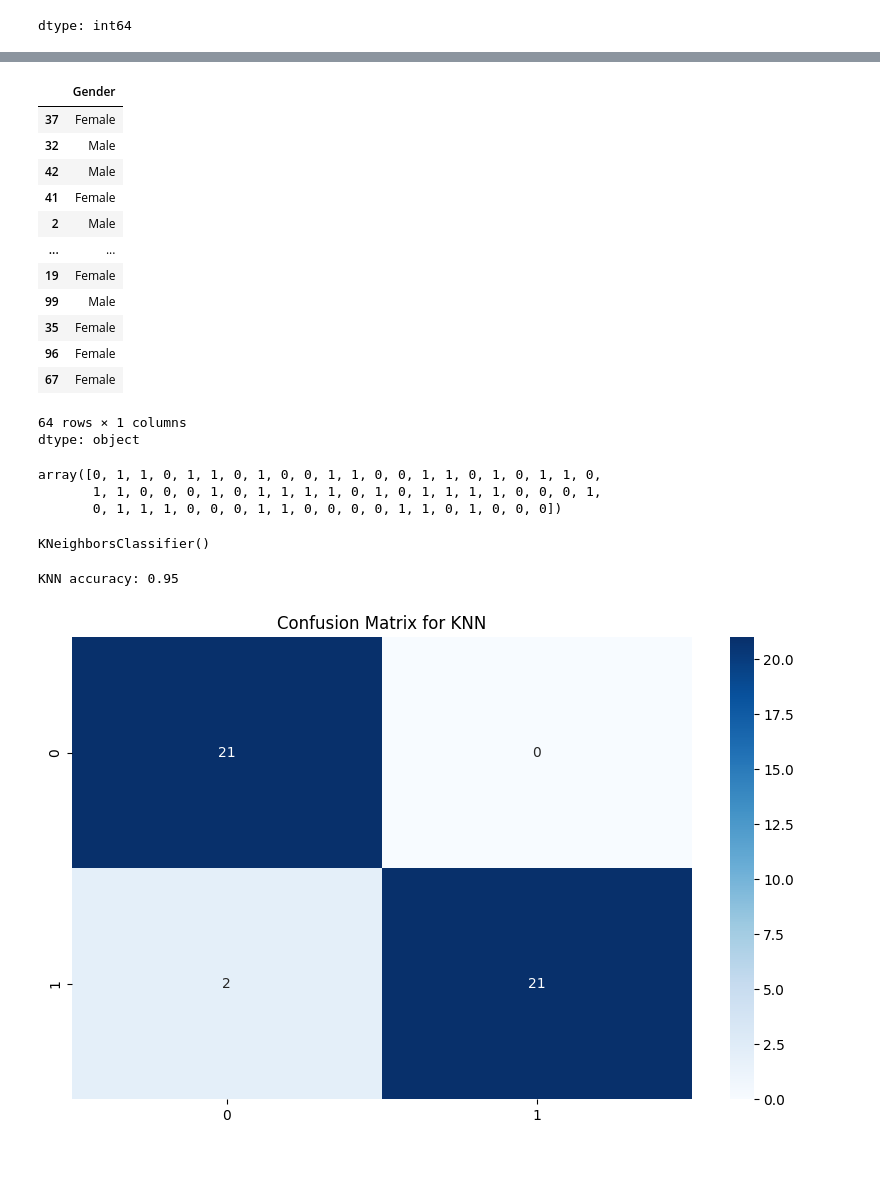
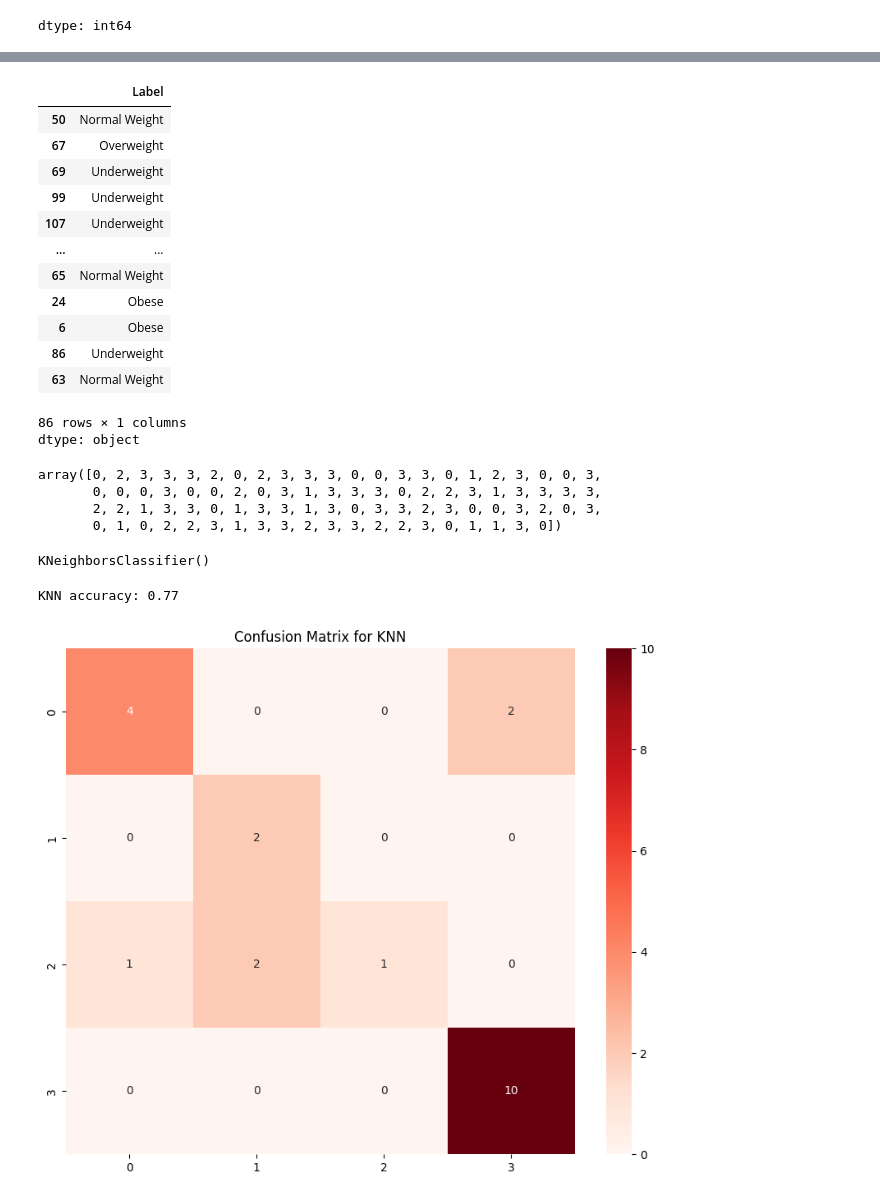
Before and after one commit to ahmadrifaa/UAS-AI, a Jupyter notebook: Klasifikasi_Obesitas.ipynb, the cells around one changed output, grey strips where cells are left out. Drawn from its saved outputs; the diff is of its cells as text; code cells hidden in the pictures; blank space fills up the shorter version.

```diff
--- a/Klasifikasi_Obesitas.ipynb
+++ b/Klasifikasi_Obesitas.ipynb
@@ -10,7 +10,7 @@ import pandas as pd
 import matplotlib.pyplot as plt
 import seaborn as sns
 # %%
-fdata="https://raw.githubusercontent.com/ahmadrifaa/UAS/refs/heads/main/dataset/obesity_classification.csv"
+fdata="https://raw.githubusercontent.com/ahmadrifaa/UAS-AI/refs/heads/main/dataset/obesity_classification.csv"
 
 df = pd.read_csv(fdata)
 df.head()
@@ -46,10 +46,10 @@ df.isnull().sum()
 dtype: int64
 # %%
 from sklearn.model_selection import train_test_split
-y=df.Gender
-X=df.drop("Gender", axis=1)
+y=df.Label
+X=df.drop("Label", axis=1)
 # %%
-x_train,x_test,y_train,y_test=train_test_split(X,y,test_size=0.4, shuffle=True, stratify=y,random_state=12)
+x_train,x_test,y_train,y_test=train_test_split(X,y,test_size=0.2, shuffle=True, stratify=y,random_state=12)
 print(f"Jumlah data train : {len(x_train)}")
 print(f"Jumlah data test : {len(x_test)}")
 # %% [output]
@@ -106,26 +106,27 @@ array([[-0.58284225,  0.84463295, -1.55767339,  1.1422475 ,  1.04632789,
 # %%
 y_train
 # %% [output]
-|  | Gender |
-| 37 | Female |
-| 32 | Male |
-| 42 | Male |
-| 41 | Female |
-| 2 | Male |
+|  | Label |
+| 50 | Normal Weight |
+| 67 | Overweight |
+| 69 | Underweight |
+| 99 | Underweight |
+| 107 | Underweight |
 | ... | ... |
-| 19 | Female |
-| 99 | Male |
-| 35 | Female |
-| 96 | Female |
-| 67 | Female |
+| 65 | Normal Weight |
+| 24 | Obese |
+| 6 | Obese |
+| 86 | Underweight |
+| 63 | Normal Weight |
-64 rows × 1 columns
+86 rows × 1 columns
 dtype: object
 # %%
 y_train_enc
 # %% [output]
-array([0, 1, 1, 0, 1, 1, 0, 1, 0, 0, 1, 1, 0, 0, 1, 1, 0, 1, 0, 1, 1, 0,
-       1, 1, 0, 0, 0, 1, 0, 1, 1, 1, 1, 0, 1, 0, 1, 1, 1, 1, 0, 0, 0, 1,
-       0, 1, 1, 1, 0, 0, 0, 1, 1, 0, 0, 0, 0, 1, 1, 0, 1, 0, 0, 0])
+array([0, 2, 3, 3, 3, 2, 0, 2, 3, 3, 3, 0, 0, 3, 3, 0, 1, 2, 3, 0, 0, 3,
+       0, 0, 0, 3, 0, 0, 2, 0, 3, 1, 3, 3, 3, 0, 2, 2, 3, 1, 3, 3, 3, 3,
+       2, 2, 1, 3, 3, 0, 1, 3, 3, 1, 3, 0, 3, 3, 2, 3, 0, 0, 3, 2, 0, 3,
+       0, 1, 0, 2, 2, 3, 1, 3, 3, 2, 3, 3, 2, 2, 3, 0, 1, 1, 3, 0])
 # %%
 from sklearn.neighbors import KNeighborsClassifier
 # %%
@@ -141,16 +142,16 @@ knn_accuracy = accuracy_score(y_test_enc, knn_predictions)
 
 print(f'KNN accuracy: {knn_accuracy:.2f}')
 # %% [output]
-KNN accuracy: 0.95
+KNN accuracy: 0.77
 # %%
 cm=confusion_matrix(y_test_enc,knn_predictions)
-plt.figure(figsize=(10, 6))
-sns.heatmap(cm, annot=True, fmt='d', cmap='Blues')
+plt.figure(figsize=(10, 8))
+sns.heatmap(cm, annot=True, fmt='d', cmap='Reds')
 
 plt.title('Confusion Matrix for KNN')
 plt.show()
 # %% [output]
-[figure, old version]
+[figure, new version]
 # %%
 from sklearn.model_selection import cross_val_score
 # %%
```
Also changed, not shown: parts of 11 cells of this notebook.
